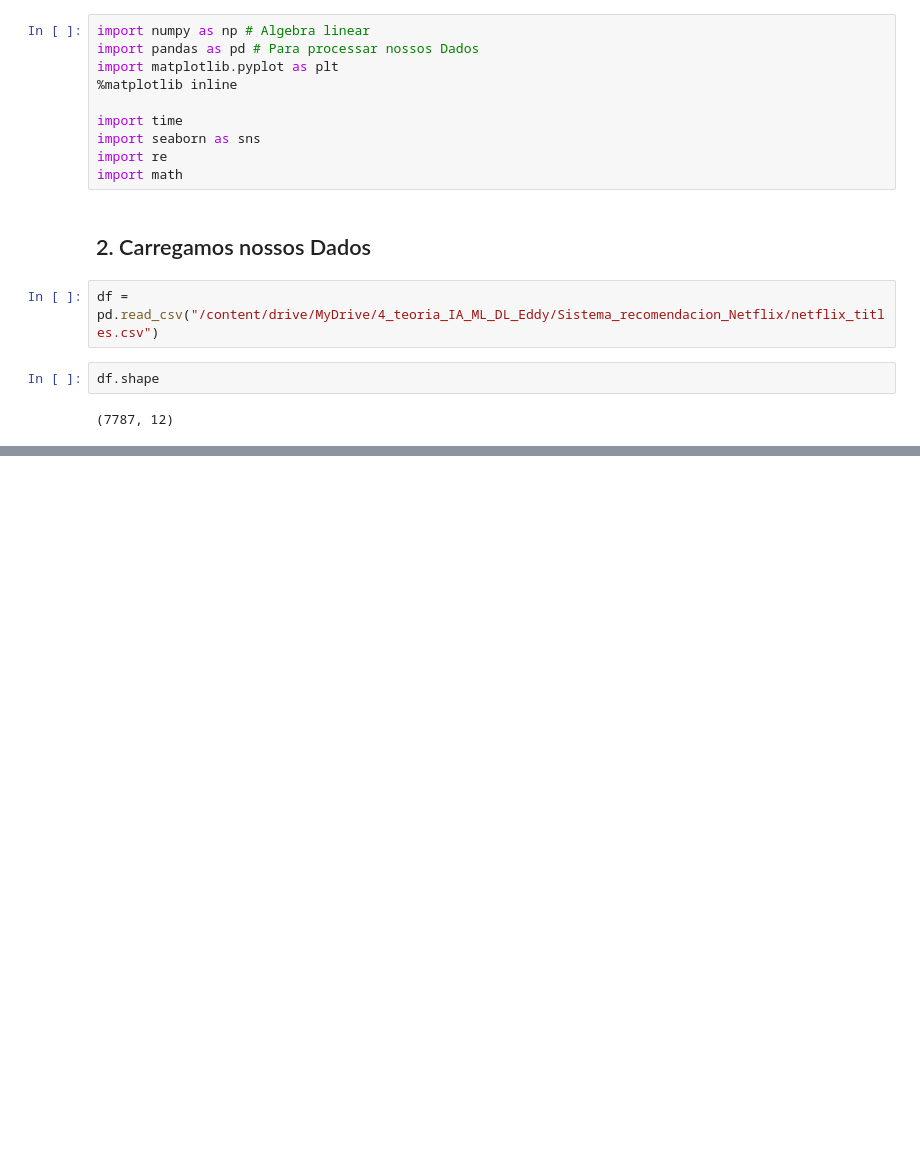
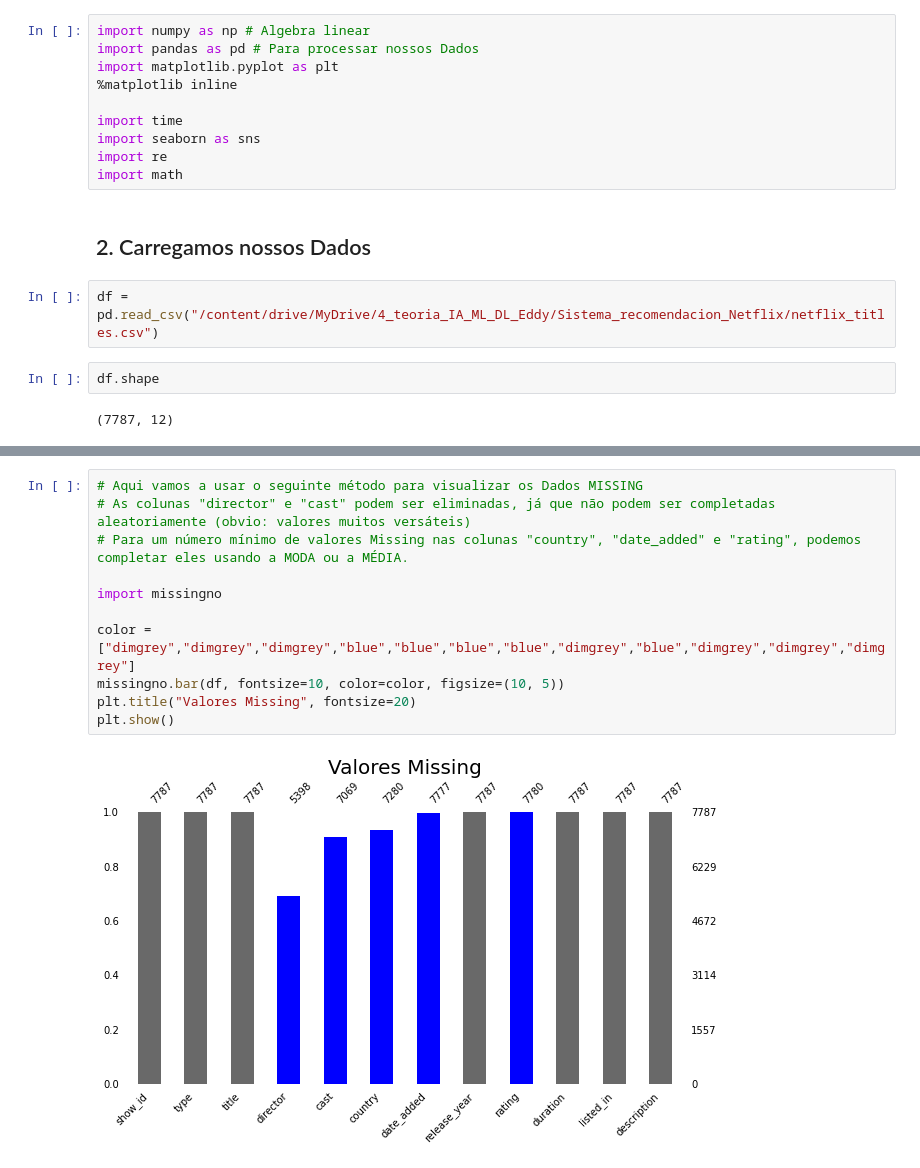
Before and after one commit to EddyGiusepe/Sistema_RECOMENDACION_Netflix, a Jupyter notebook: Netflix_RECOMMENDATION.ipynb, the cells around one changed output, grey strips where cells are left out. Saved outputs shown, nothing was run; the diff lists cells and outputs as text; blank space fills up the shorter version.

```diff
--- a/Netflix_RECOMMENDATION.ipynb
+++ b/Netflix_RECOMMENDATION.ipynb
@@ -36,0 +100,13 @@ df.head()
+# %%
+# Aqui vamos a usar o seguinte método para visualizar os Dados MISSING
+# As colunas "director" e "cast" podem ser eliminadas, já que não podem ser completadas aleatoriamente (obvio: valores muitos versáteis)
+# Para um número mínimo de valores Missing nas colunas "country", "date_added" e "rating", podemos completar eles usando a MODA ou a MÉDIA.
+
+import missingno
+
+color = ["dimgrey","dimgrey","dimgrey","blue","blue","blue","blue","dimgrey","blue","dimgrey","dimgrey","dimgrey"]
+missingno.bar(df, fontsize=10, color=color, figsize=(10, 5))
+plt.title("Valores Missing", fontsize=20)
+plt.show()
+# %% [output]
+[figure, added]
```
Also changed, not shown: parts of 4 cells of this notebook.
